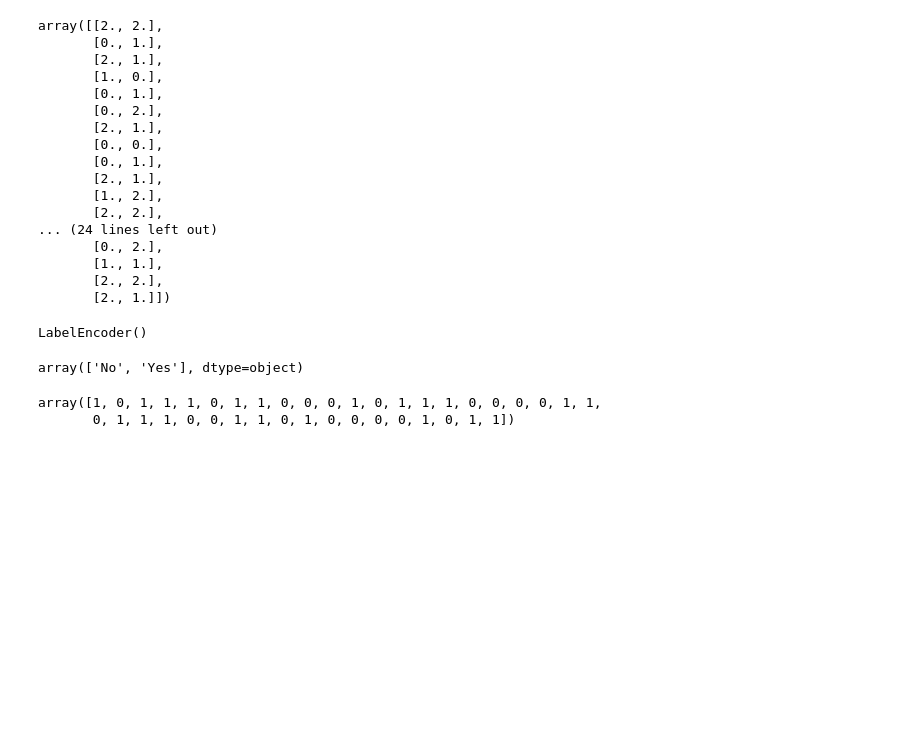
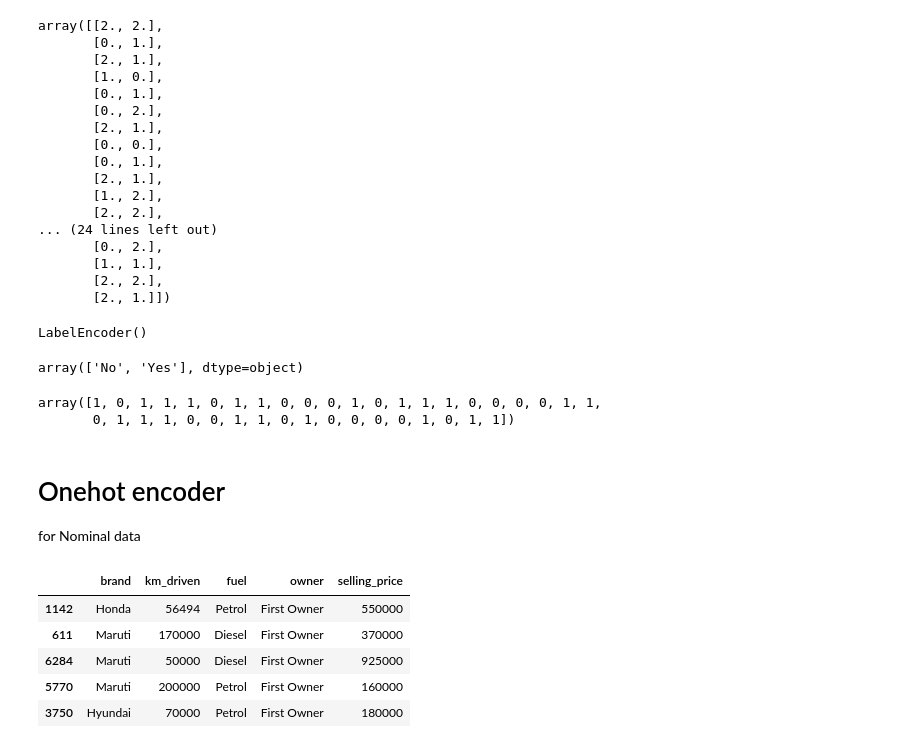
Before and after one commit to tiwariPratyush/ML, a Jupyter notebook: Feature_Engineering/encoding_cat_data.ipynb, the cells around one changed output. Saved outputs shown, nothing was run; the diff lists cells and outputs as text; code cells hidden in the pictures; blank space fills up the shorter version.

```diff
--- a/Feature_Engineering/encoding_cat_data.ipynb
+++ b/Feature_Engineering/encoding_cat_data.ipynb
@@ -113,3 +114,7 @@ y_train
 # %% [output]
 array([1, 0, 1, 1, 1, 0, 1, 1, 0, 0, 0, 1, 0, 1, 1, 1, 0, 0, 0, 0, 1, 1,
        0, 1, 1, 1, 0, 0, 1, 1, 0, 1, 0, 0, 0, 0, 1, 0, 1, 1])
+# %% [markdown]
+# Onehot encoder
+
+for Nominal data
@@ -115,0 +126,9 @@ array([1, 0, 1, 1, 1, 0, 1, 1, 0, 0, 0, 1, 0, 1, 1, 1, 0, 0, 0, 0, 1, 1,
+# %%
+df.sample(5)
+# %% [output]
+|  | brand | km_driven | fuel | owner | selling_price |
+| 1142 | Honda | 56494 | Petrol | First Owner | 550000 |
+| 611 | Maruti | 170000 | Diesel | First Owner | 370000 |
+| 6284 | Maruti | 50000 | Diesel | First Owner | 925000 |
+| 5770 | Maruti | 200000 | Petrol | First Owner | 160000 |
+| 3750 | Hyundai | 70000 | Petrol | First Owner | 180000 |
```
Also changed, not shown: parts of 14 cells of this notebook, 3 other files.
